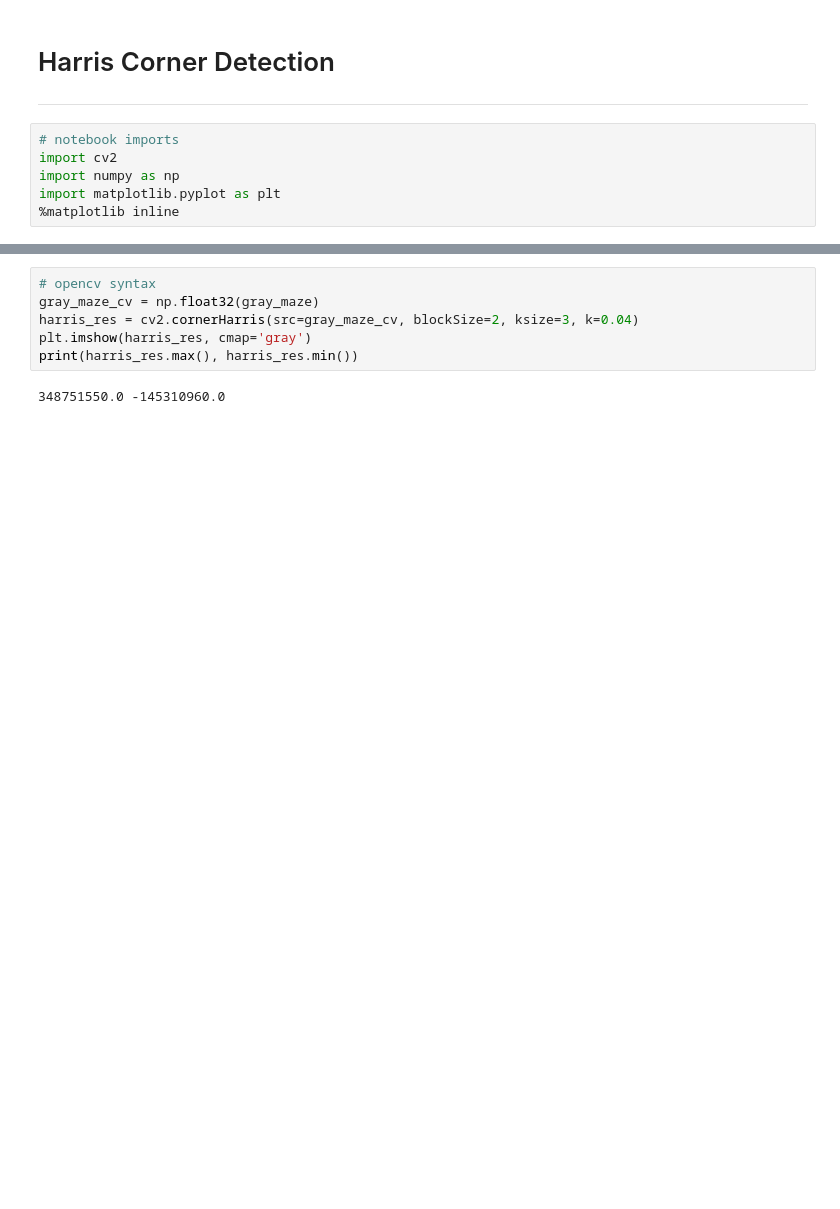
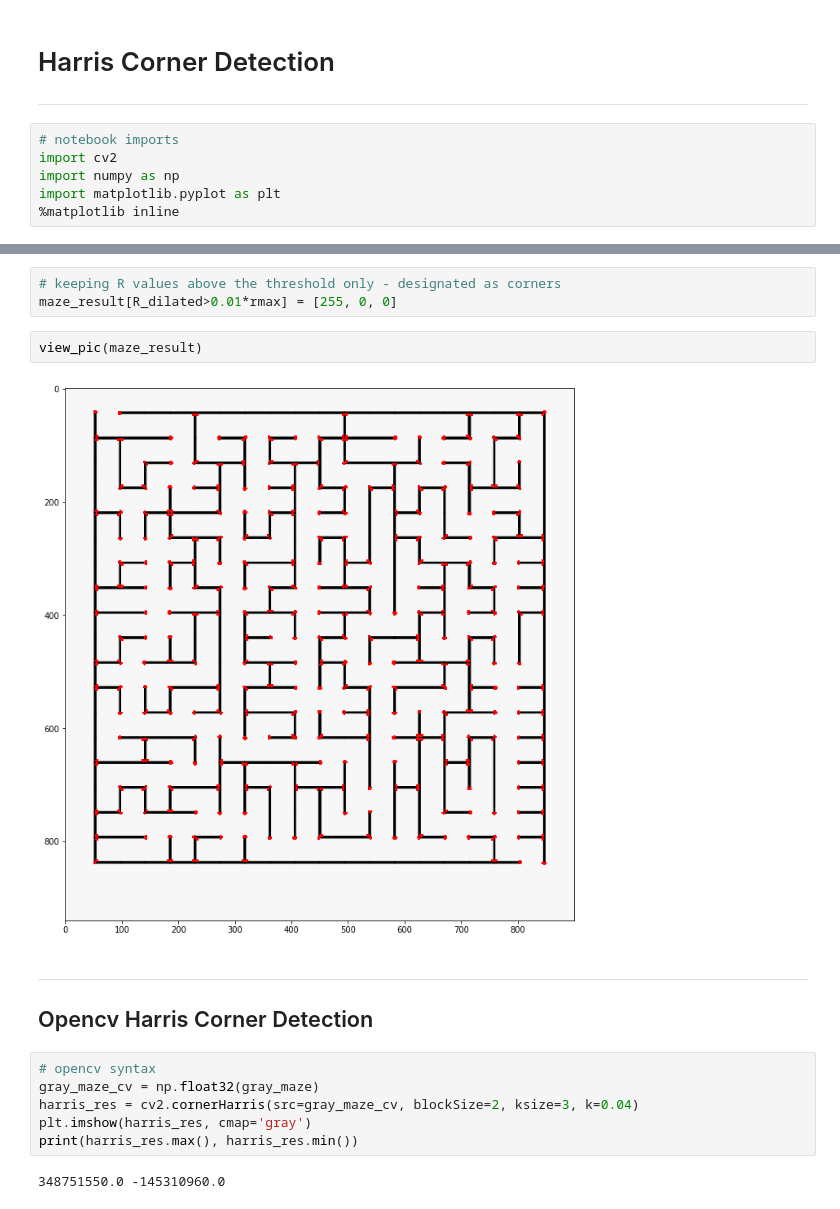
Before and after one commit to EthanWadsworth/TR_CV_Notes, a Jupyter notebook: Object_Detection/Harris_Corner_Detection.ipynb, the cells around one changed output, grey strips where cells are left out. Drawn from its saved outputs; the diff is of its cells as text; blank space fills up the shorter version.

```diff
--- a/Object_Detection/Harris_Corner_Detection.ipynb
+++ b/Object_Detection/Harris_Corner_Detection.ipynb
@@ -88,3 +71,13 @@ print(R.max(), R.min(), rmax)
+# %%
+# keeping R values above the threshold only - designated as corners
+maze_result[R_dilated>0.01*rmax] = [255, 0, 0]
+# %%
+view_pic(maze_result)
+# %% [output]
+[figure, added]
+# %% [markdown]
+***
+## Opencv Harris Corner Detection
 # %%
 # opencv syntax
 gray_maze_cv = np.float32(gray_maze)
```
Also changed, not shown: parts of 13 cells of this notebook.
